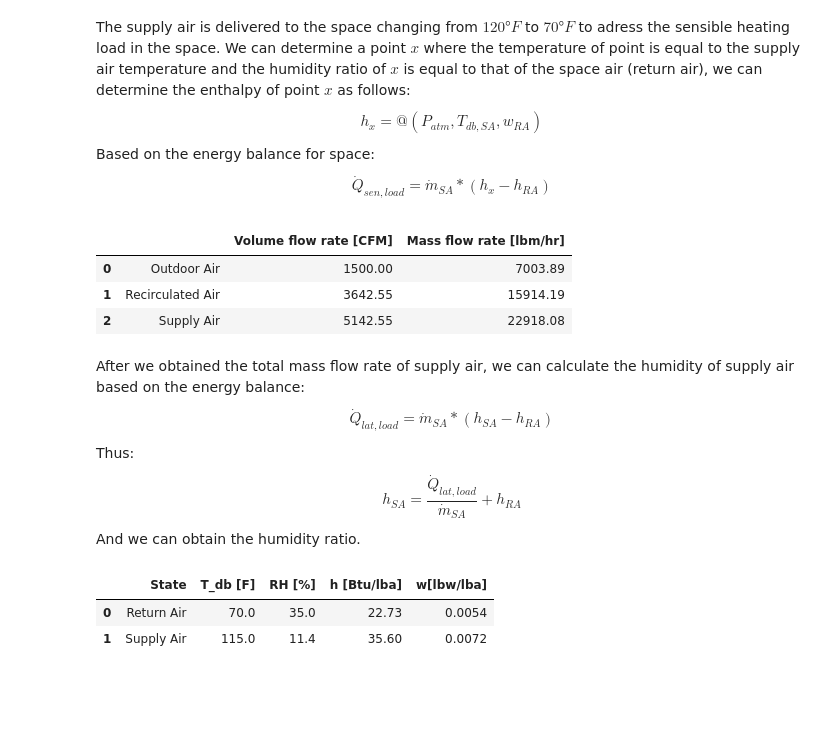
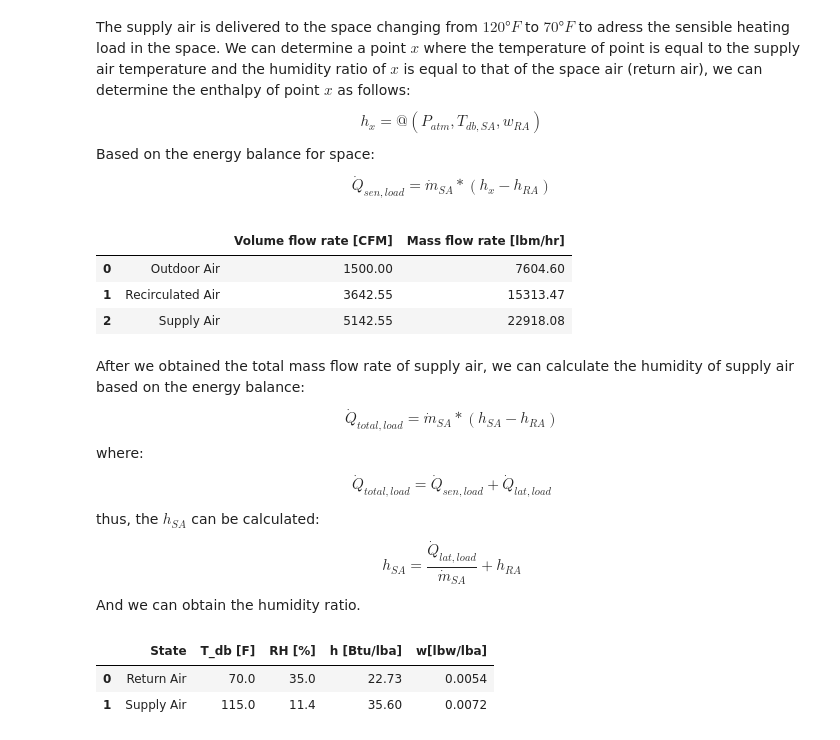
Before and after one commit to JieMa1202/CE414, a Jupyter notebook: Homework/Air_Processing_Equipment.ipynb, the cells around one changed output. Drawn from its saved outputs; the diff is of its cells as text; code cells hidden in the pictures; blank space fills up the shorter version.

```diff
--- a/Homework/Air_Processing_Equipment.ipynb
+++ b/Homework/Air_Processing_Equipment.ipynb
@@ -23,11 +25,13 @@ display(Image(filename='AirProcessing_E1.jpg'))
 P_atm = 14.7 # standard atmosphere pressure, [psi]
 V_dot_ven = 1500 # the ventilation volume flow rate [cfm]
 T_db_RA = 70 # return air drybulb temperature [F]
-RH_RA = 35 # return air wetbulb temperature [F]
-h_RA = h_ptr(P_atm,T_db_RA,RH_RA) # return air humidity ratio [Btu/lba]
+RH_RA = 35 # return air relative humidity [%]
+h_RA = h_ptr(P_atm,T_db_RA,RH_RA) # return air enthalpy [Btu/lba]
 w_RA = W_ptr(P_atm,T_db_RA,RH_RA) # return air humidity ratio [lb_w/lb_a]
 v_RA = v_ptr(P_atm,T_db_RA,RH_RA) # return air specific volumn [ft3/lbm]
 
-T_db_OA = 10 # return air drybulb temperature [F]
-w_OA = 0
-h_OA = h_ptr(P_atm,T_db_RA,0)
+T_db_OA = 10 # outdoor air drybulb temperature [F]
+RH_OA = 0 # outdoor air relative humidity [%]
+w_OA = 0 # outdoor air humidity ratio [lb_w/lb_a]
+h_OA = h_ptr(P_atm,T_db_OA,RH_OA) # outdoor air enthalpy [Btu/lba]
+v_OA = v_ptr(P_atm,T_db_OA,RH_OA) # outdoor air specific volumn [ft3/lbm]
@@ -38,31 +46,36 @@ $$h_x = @(P_{atm}, T_{db,SA}, w_{RA})$$
 Based on the energy balance for space:
 $$\dot{Q}_{sen,load} = \dot{m}_{SA} * (h_x - h_{RA})$$
 # %%
-Q_sen_load = 250000
-T_db_SA = 115
+Q_sen_load = 250000 # Space sensible load,[Btu/hr]
+T_db_SA = 115  # supply air temperature[F]
 h_x = h_ptw(P_atm,T_db_SA,w_RA) #calculate the enthalpy of point x
-m_dot_SA = Q_sen_load/(h_x-h_RA)
-V_dot_SA = m_dot_SA * v_RA/60
+# Calculate the mass flow rate of supply air
+m_dot_SA = Q_sen_load/(h_x-h_RA) #[lbm/hr]
+# Calculate the volume flow rate of supply air
+V_dot_SA = m_dot_SA * v_RA/60 # [CFM]
+# Calculate the volume flow rate of recirculate air
 V_dot_cir = V_dot_SA - V_dot_ven
-v_OA = 12.85
-m_dot_ven = V_dot_ven/v_OA * 60
-m_dot_cir = m_dot_SA - m_dot_ven
+
+m_dot_ven = V_dot_ven/v_OA * 60 # mass flow rate of ventilation (outdoor) air,[lbm/hr]
+m_dot_cir = m_dot_SA - m_dot_ven # mass flow rate of recirculed air,[lbm/hr]
 data = {
     "": ["Outdoor Air", "Recirculated Air", "Supply Air"],
     "Volume flow rate [CFM]": [f"{V_dot_ven:.2f}", f"{V_dot_cir:.2f}",f"{V_dot_SA:.2f}"],
     "Mass flow rate [lbm/hr]": [f"{m_dot_ven:.2f}", f"{m_dot_cir:.2f}",f"{m_dot_SA:.2f}"]
 }
 df = pd.DataFrame(data)
 df
 # %% [output]
 |  |  | Volume flow rate [CFM] | Mass flow rate [lbm/hr] |
-| 0 | Outdoor Air | 1500.00 | 7003.89 |
-| 1 | Recirculated Air | 3642.55 | 15914.19 |
+| 0 | Outdoor Air | 1500.00 | 7604.60 |
+| 1 | Recirculated Air | 3642.55 | 15313.47 |
 | 2 | Supply Air | 5142.55 | 22918.08 |
 # %% [markdown]
 After we obtained the total mass flow rate of supply air, we can calculate the humidity of supply air based on the energy balance:
-$$\dot{Q}_{lat,load} = \dot{m}_{SA} * (h_{SA} - h_{RA})$$
-Thus:
+$$\dot{Q}_{total,load} = \dot{m}_{SA} * (h_{SA} - h_{RA})$$
+where:
+$$\dot{Q}_{total,load} = \dot{Q}_{sen,load} +\dot{Q}_{lat,load}$$
+thus, the $h_{SA}$ can be calculated:
 $$h_{SA} = \frac{\dot{Q}_{lat,load}}{\dot{m}_{SA}} + h_{RA}$$
 And we can obtain the humidity ratio.
 # %%
```
Also changed, not shown: parts of 15 cells of this notebook, 1 other file.
